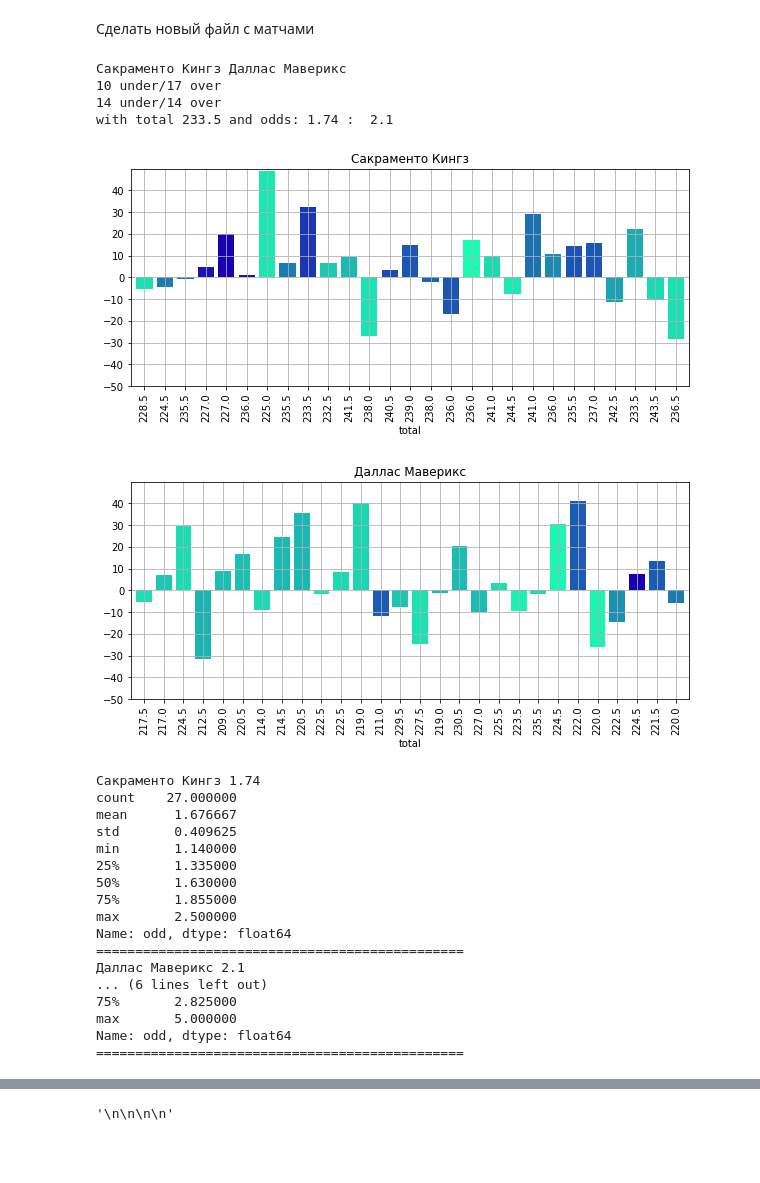
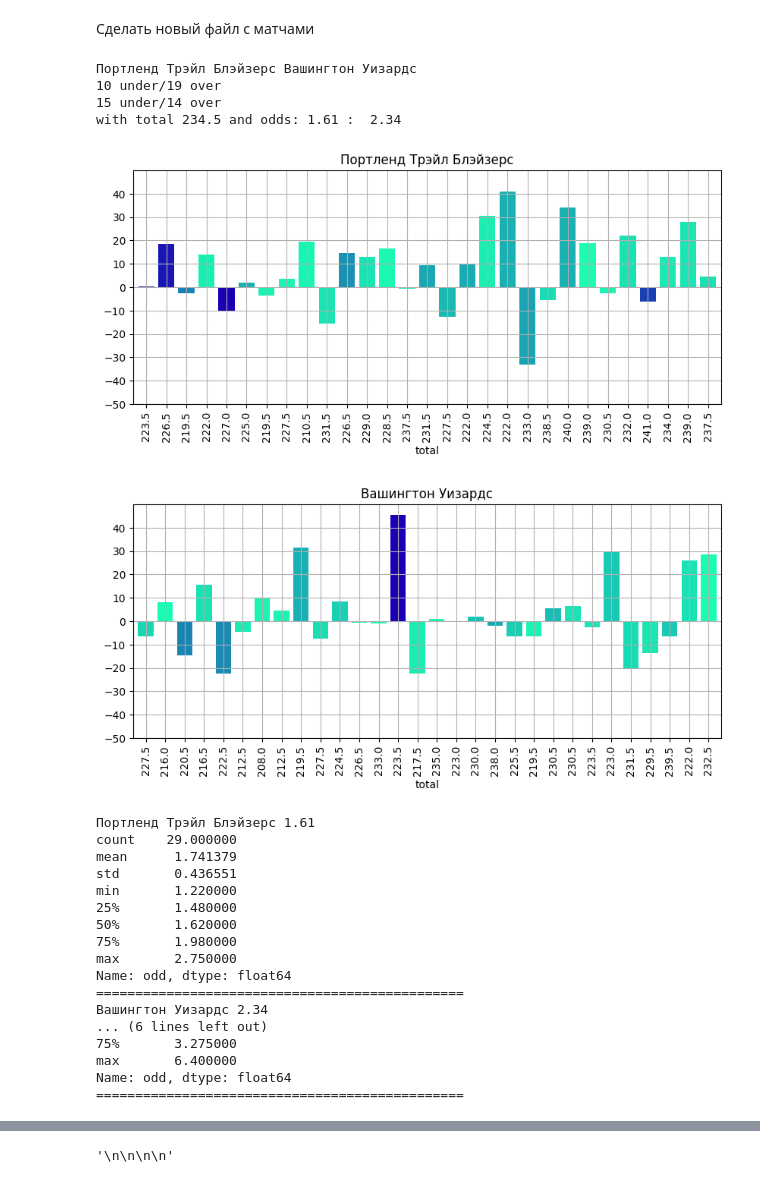
Before and after one commit to glahiator/basket_total, a Jupyter notebook: analyze.ipynb, the cells around one changed output, grey strips where cells are left out. Saved outputs shown, nothing was run; the diff lists cells and outputs as text; code cells hidden in the pictures; blank space fills up the shorter version.

```diff
--- a/analyze.ipynb
+++ b/analyze.ipynb
@@ -220,26 +220,26 @@ def complete_match_place(home, away, total):
 # %%
 import datetime, json
 import pandas as pd
 
 today = pd.read_json("storage/today.json" )
 del today["id"]
 del today["gandicap"]
 
-m = today.iloc[9]
+m = today.iloc[4]
 home_res_str = get_team_chrono_delta_place_odd(m['home'], m['total'], 'home', m['odd_h'] )
 away_res_str = get_team_chrono_delta_place_odd(m['away'], m['total'], 'away', m['odd_a'] )
 
 print(  m['home'],  m['away'])
 print(home_res_str)
 print(away_res_str)
 print( f"with total {m['total']} and odds: {m['odd_h']} :  {m['odd_a']}")
 # %% [output]
-Сакраменто Кингз Даллас Маверикс
-10 under/17 over
-14 under/14 over
-with total 233.5 and odds: 1.74 :  2.1
+Портленд Трэйл Блэйзерс Вашингтон Уизардс
+10 under/19 over
+15 under/14 over
+with total 234.5 and odds: 1.61 :  2.34
-[figure, old version]
+[figure, new version]
-[figure, old version]
+[figure, new version]
 # %%
 print( m['home'], m['odd_h'])
 print(get_team_chrono_odd_place( m['home'], 'home' ))
@@ -248,21 +248,21 @@ print( m['away'], m['odd_a'])
 print(get_team_chrono_odd_place( m['away'], 'away' ))
 print('===============================================')
 # %% [output]
-Сакраменто Кингз 1.74
-count    27.000000
-mean      1.676667
-std       0.409625
-min       1.140000
-25%       1.335000
-50%       1.630000
-75%       1.855000
-max       2.500000
+Портленд Трэйл Блэйзерс 1.61
+count    29.000000
+mean      1.741379
+std       0.436551
+min       1.220000
+25%       1.480000
+50%       1.620000
+75%       1.980000
+max       2.750000
 Name: odd, dtype: float64
 ===============================================
-Даллас Маверикс 2.1
+Вашингтон Уизардс 2.34
 ... (6 lines left out)
-75%       2.825000
-max       5.000000
+75%       3.275000
+max       6.400000
 Name: odd, dtype: float64
 ===============================================
 # %%
```
Also changed, not shown: parts of 3 cells of this notebook, 5 other files.
